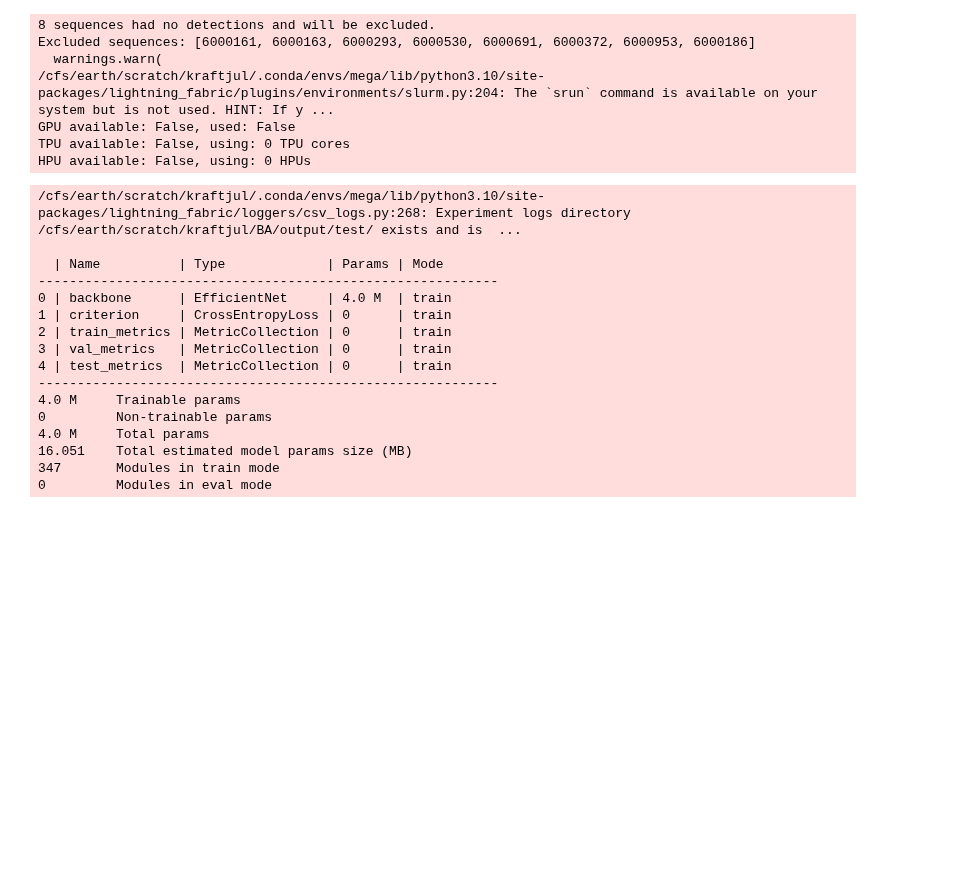
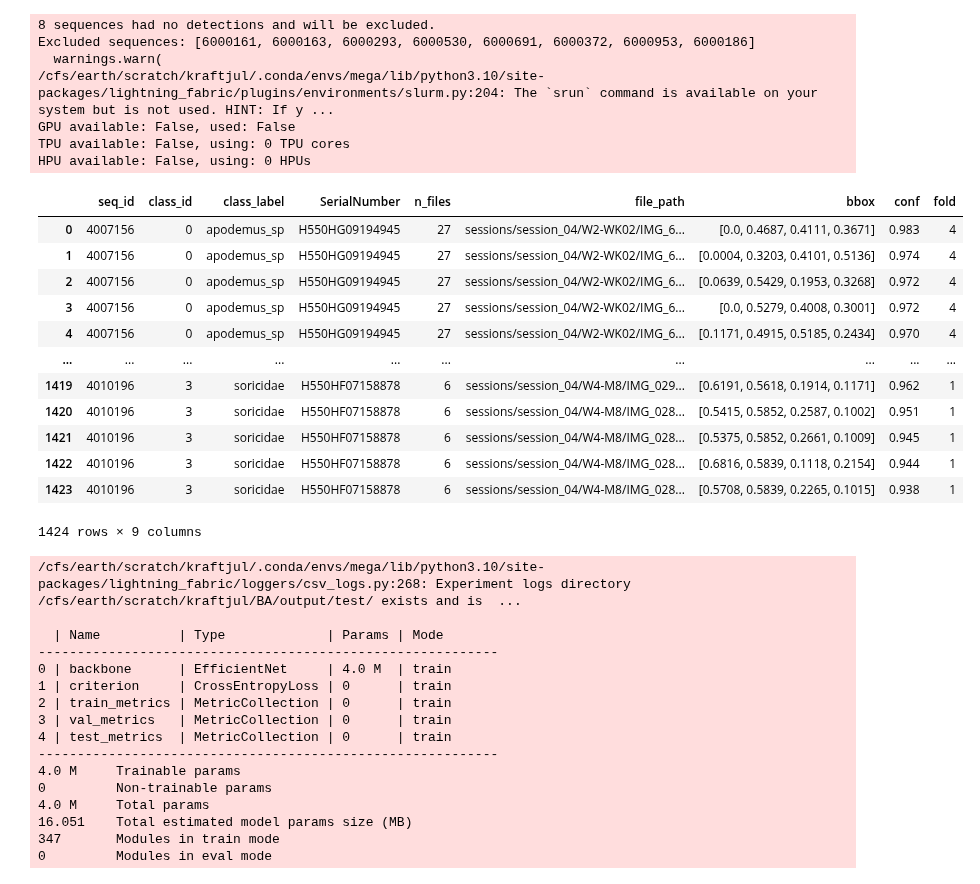
Before and after one commit to juliankraft/BachelorThesis, a Jupyter notebook: code/dev/playground.ipynb, the cells around one changed output. Saved outputs shown, nothing was run; the diff lists cells and outputs as text; code cells hidden in the pictures; blank space fills up the shorter version.

```diff
--- a/code/dev/playground.ipynb
+++ b/code/dev/playground.ipynb
@@ -98,6 +99,26 @@ Excluded sequences: [6000161, 6000163, 6000293, 6000530, 6000691, 6000372, 60009
 GPU available: False, used: False
 TPU available: False, using: 0 TPU cores
 HPU available: False, using: 0 HPUs
+# %%
+dataset = datamodule.get_dataset('pred')
+# %%
+df = dataset.get_ds_with_folds()
+# %%
+df
+# %% [output]
+|  | seq_id | class_id | class_label | SerialNumber | n_files | file_path | bbox | conf | fold |
+| 0 | 4007156 | 0 | apodemus_sp | H550HG09194945 | 27 | sessions/session_04/W2-WK02/IMG_6... | [0.0, 0.4687, 0.4111, 0.3671] | 0.983 | 4 |
+| 1 | 4007156 | 0 | apodemus_sp | H550HG09194945 | 27 | sessions/session_04/W2-WK02/IMG_6... | [0.0004, 0.3203, 0.4101, 0.5136] | 0.974 | 4 |
+| 2 | 4007156 | 0 | apodemus_sp | H550HG09194945 | 27 | sessions/session_04/W2-WK02/IMG_6... | [0.0639, 0.5429, 0.1953, 0.3268] | 0.972 | 4 |
+| 3 | 4007156 | 0 | apodemus_sp | H550HG09194945 | 27 | sessions/session_04/W2-WK02/IMG_6... | [0.0, 0.5279, 0.4008, 0.3001] | 0.972 | 4 |
+| 4 | 4007156 | 0 | apodemus_sp | H550HG09194945 | 27 | sessions/session_04/W2-WK02/IMG_6... | [0.1171, 0.4915, 0.5185, 0.2434] | 0.970 | 4 |
+| ... | ... | ... | ... | ... | ... | ... | ... | ... | ... |
+| 1419 | 4010196 | 3 | soricidae | H550HF07158878 | 6 | sessions/session_04/W4-M8/IMG_029... | [0.6191, 0.5618, 0.1914, 0.1171] | 0.962 | 1 |
+| 1420 | 4010196 | 3 | soricidae | H550HF07158878 | 6 | sessions/session_04/W4-M8/IMG_028... | [0.5415, 0.5852, 0.2587, 0.1002] | 0.951 | 1 |
+| 1421 | 4010196 | 3 | soricidae | H550HF07158878 | 6 | sessions/session_04/W4-M8/IMG_028... | [0.5375, 0.5852, 0.2661, 0.1009] | 0.945 | 1 |
+| 1422 | 4010196 | 3 | soricidae | H550HF07158878 | 6 | sessions/session_04/W4-M8/IMG_028... | [0.6816, 0.5839, 0.1118, 0.2154] | 0.944 | 1 |
+| 1423 | 4010196 | 3 | soricidae | H550HF07158878 | 6 | sessions/session_04/W4-M8/IMG_028... | [0.5708, 0.5839, 0.2265, 0.1015] | 0.938 | 1 |
+1424 rows × 9 columns
 # %%
 trainer.fit(model, datamodule=datamodule)
 # %% [output]
```
Also changed, not shown: parts of 1 cell of this notebook, 3 other files.
